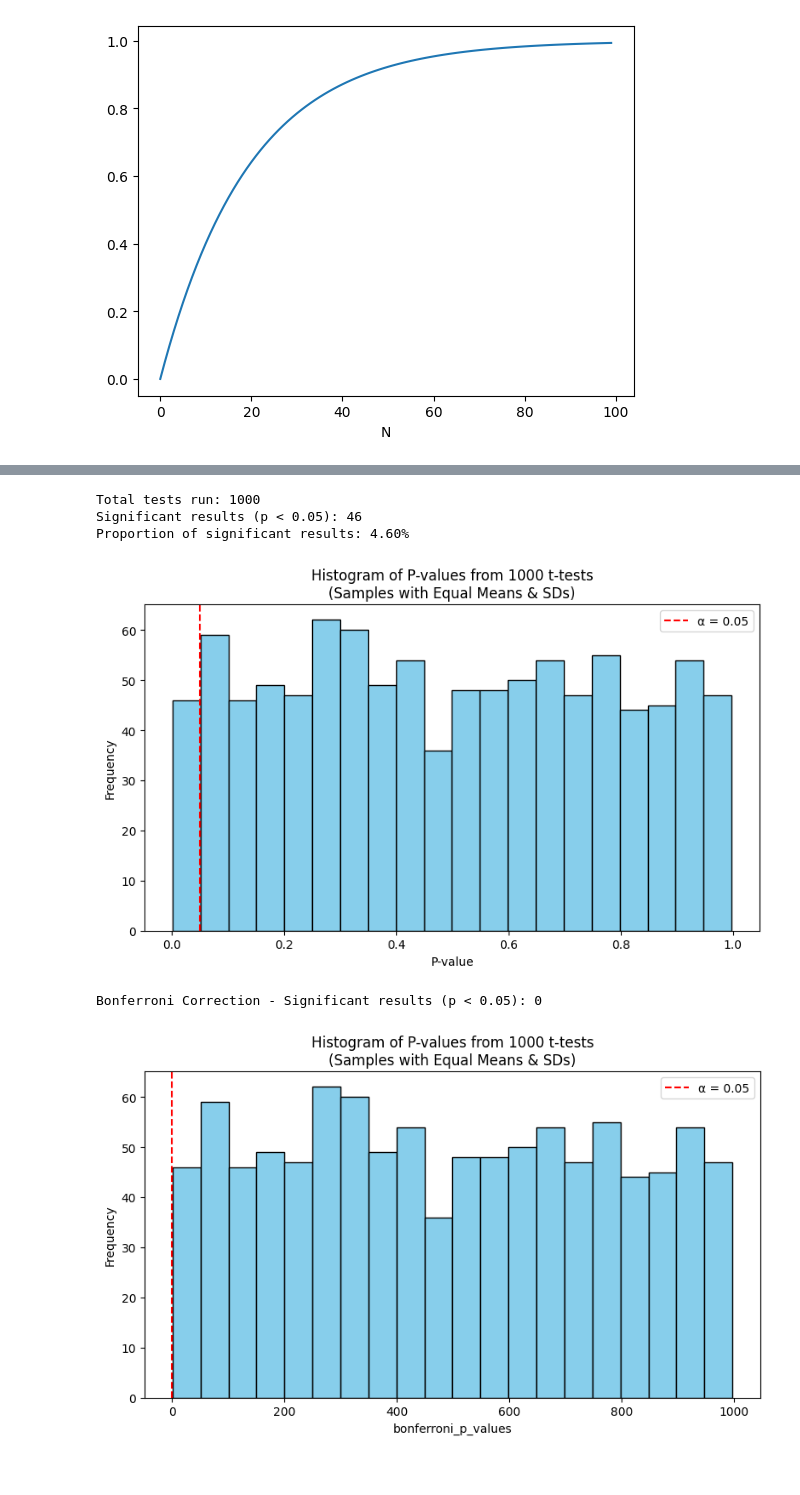
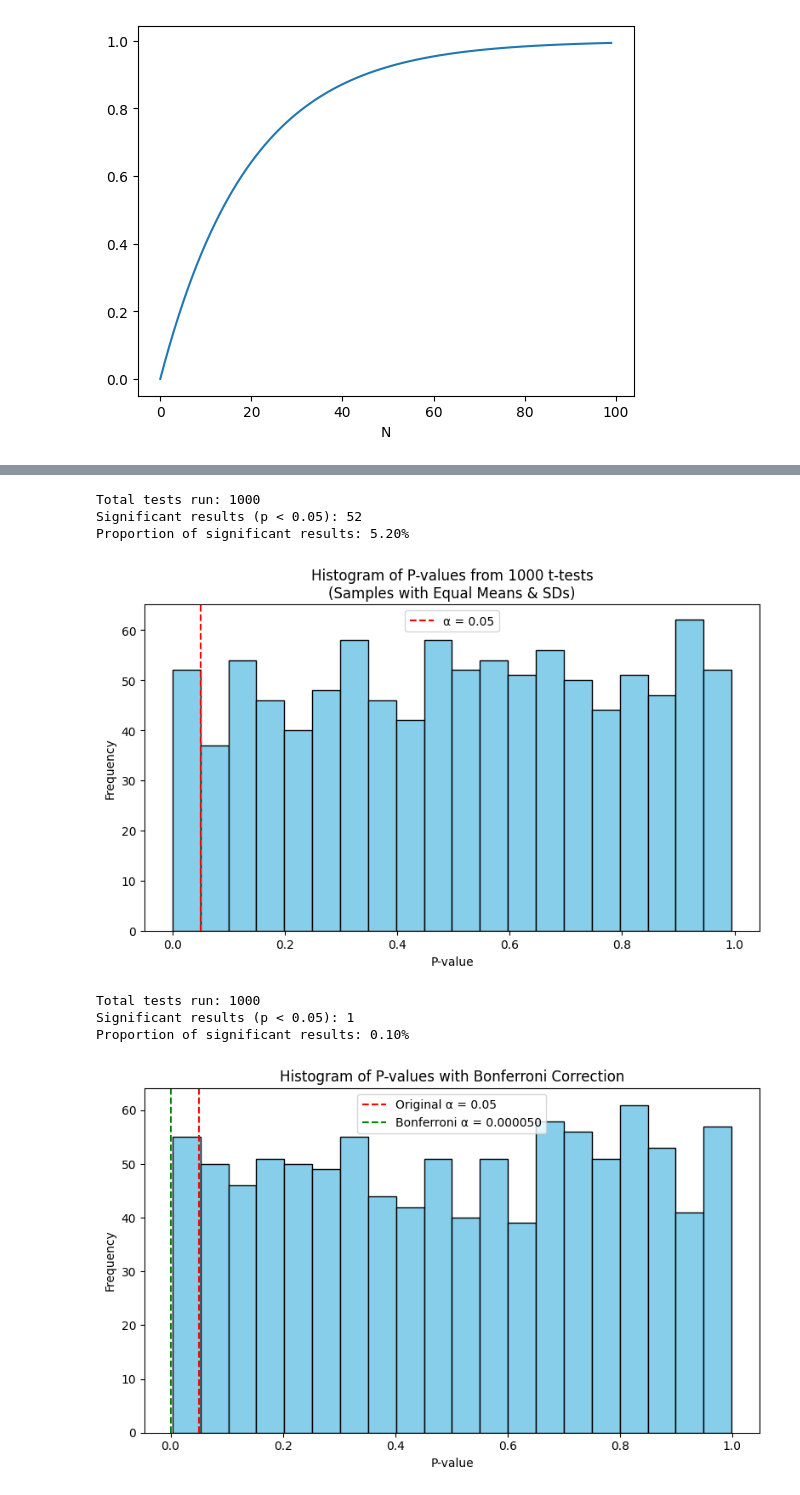
Before and after one commit to rfortuna98/QNC-Fall-2025, a Jupyter notebook: Copy_of_Multiple_Comparisons1.ipynb, the cells around one changed output, grey strips where cells are left out. Saved outputs shown, nothing was run; the diff lists cells and outputs as text; code cells hidden in the pictures.

```diff
--- a/Copy_of_Multiple_Comparisons1.ipynb
+++ b/Copy_of_Multiple_Comparisons1.ipynb
@@ -84,7 +84,7 @@ from scipy.stats import ttest_ind
 
 # --- Parameters ---
 num_tests = 1000       # Number of simulated t-tests
-sample_size = 30       # Size of each sample
+sample_size = 10       # Size of each sample
 alpha = 0.05           # Significance level
 
 # --- Simulate t-tests ---
@@ -119,30 +119,67 @@ plt.ylabel('Frequency')
 plt.legend()
 plt.tight_layout()
 plt.show()
+
+
+
+#Benjamini–Hochberg procedure
 # %% [output]
 Total tests run: 1000
-Significant results (p < 0.05): 46
-Proportion of significant results: 4.60%
+Significant results (p < 0.05): 52
+Proportion of significant results: 5.20%
-[figure, old version]
+[figure, new version]
 # %%
 #Second, once you have the simulated p-values, apply both methods to address
 #the multiple comparisons problem.
 # %%
 #Bonferroni correction
-bonferroni_p_values = p_values * num_tests
-num_significant_bonferroni = np.sum(bonferroni_p_values < alpha)
-print(f"Bonferroni Correction - Significant results (p < {alpha}): {num_significant_bonferroni}")
+import numpy as np
+import matplotlib.pyplot as plt
+from scipy.stats import ttest_ind
+
+# --- Parameters ---
+num_tests = 1000       # Number of simulated t-tests
+sample_size = 10       # Size of each sample
+alpha = 0.05           # Significance level
+
+# --- Simulate t-tests ---
+p_values = []
+for _ in range(num_tests):
+    # Generate two samples from the same distribution (mean=0, std=1)
+    sample1 = np.random.normal(0, 1, sample_size)
+    sample2 = np.random.normal(0, 1, sample_size)
+
+    # Two-sample independent t-test
+    _, p = ttest_ind(sample1, sample2)
+    p_values.append(p)
+
+p_values = np.array(p_values)
+
+# --- Count significant results ---
+num_significant = np.sum(alpha_bonferroni < alpha)
+percent_significant = 100 * num_significant / num_tests
+
+# --- Output summary ---
+print(f"Total tests run: {num_tests}")
+print(f"Significant results (p < {alpha}): {num_significant}")
+print(f"Proportion of significant results: {percent_significant:.2f}%")
+
+
+
 
 # --- Plot histogram of p-values ---
 plt.figure(figsize=(8, 5))
-plt.hist(bonferroni_p_values, bins=20, color='skyblue', edgecolor='black')
-plt.axvline(x=alpha, color='red', linestyle='--', label=f'α = {alpha}')
-plt.title('Histogram of P-values from 1000 t-tests\n(Samples with Equal Means & SDs)')
-plt.xlabel('bonferroni_p_values')
+plt.hist(p_values, bins=20, color='skyblue', edgecolor='black')
+plt.axvline(x=alpha, color='red', linestyle='--', label=f'Original α = {alpha}')
+plt.axvline(x=alpha_bonferroni, color='green', linestyle='--', label=f'Bonferroni α = {alpha_bonferroni:.6f}')
+plt.title('Histogram of P-values with Bonferroni Correction')
+plt.xlabel('P-value')
 plt.ylabel('Frequency')
 plt.legend()
 plt.tight_layout()
 plt.show()
 # %% [output]
-Bonferroni Correction - Significant results (p < 0.05): 0
+Total tests run: 1000
+Significant results (p < 0.05): 1
+Proportion of significant results: 0.10%
-[figure, old version]
+[figure, new version]
```
Also changed, not shown: parts of 5 cells of this notebook.
